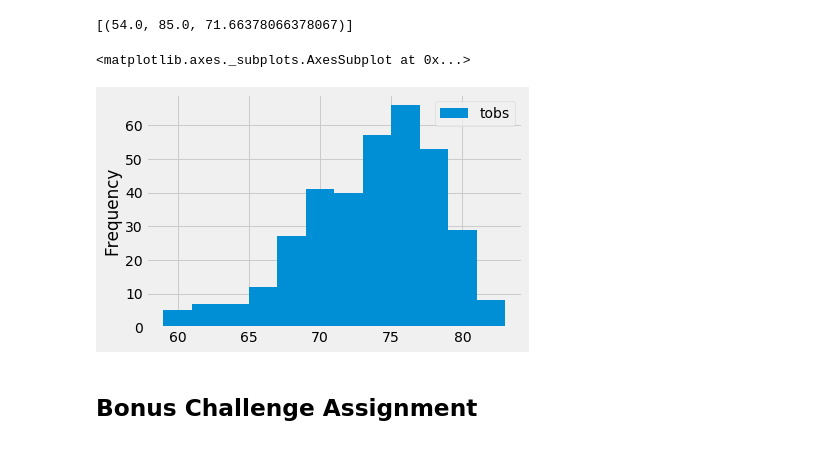
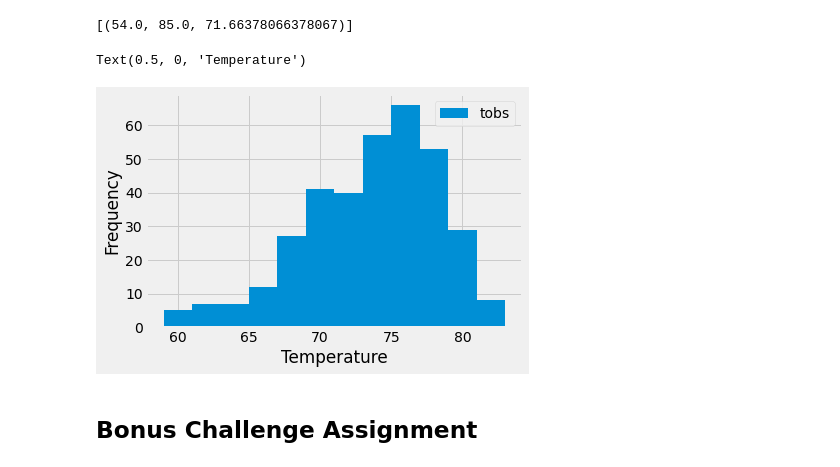
Before and after one commit to loucksjohn/SQLAlchemy_climate, a Jupyter notebook: climate_starter.ipynb, the cells around one changed output. Drawn from its saved outputs; the diff is of its cells as text; code cells hidden in the pictures.

```diff
--- a/climate_starter.ipynb
+++ b/climate_starter.ipynb
@@ -149,14 +151,15 @@ session.query(func.min(Measurement.tobs),func.max(Measurement.tobs),func.avg(Mea
 # %%
 # Choose the station with the highest number of temperature observations.
 # Query the last 12 months of temperature observation data for this station and plot the results as a histogram
 tobs = session.query(Measurement.tobs).\
     filter(Measurement.date >= prev_year).\
     filter(Measurement.station == "USC00519281").all()
 tobs_df = pd.DataFrame(tobs,columns=["tobs"])
-tobs_df.plot.hist(bins=12)
+plot=tobs_df.plot.hist(bins=12)
+plot.set_xlabel("Temperature")
 # %% [output]
-<matplotlib.axes._subplots.AxesSubplot at 0x...>
+Text(0.5, 0, 'Temperature')
-[figure, old version]
+[figure, new version]
 # %% [markdown]
 ## Bonus Challenge Assignment
 # %%
```
Also changed, not shown: parts of 6 cells of this notebook.
